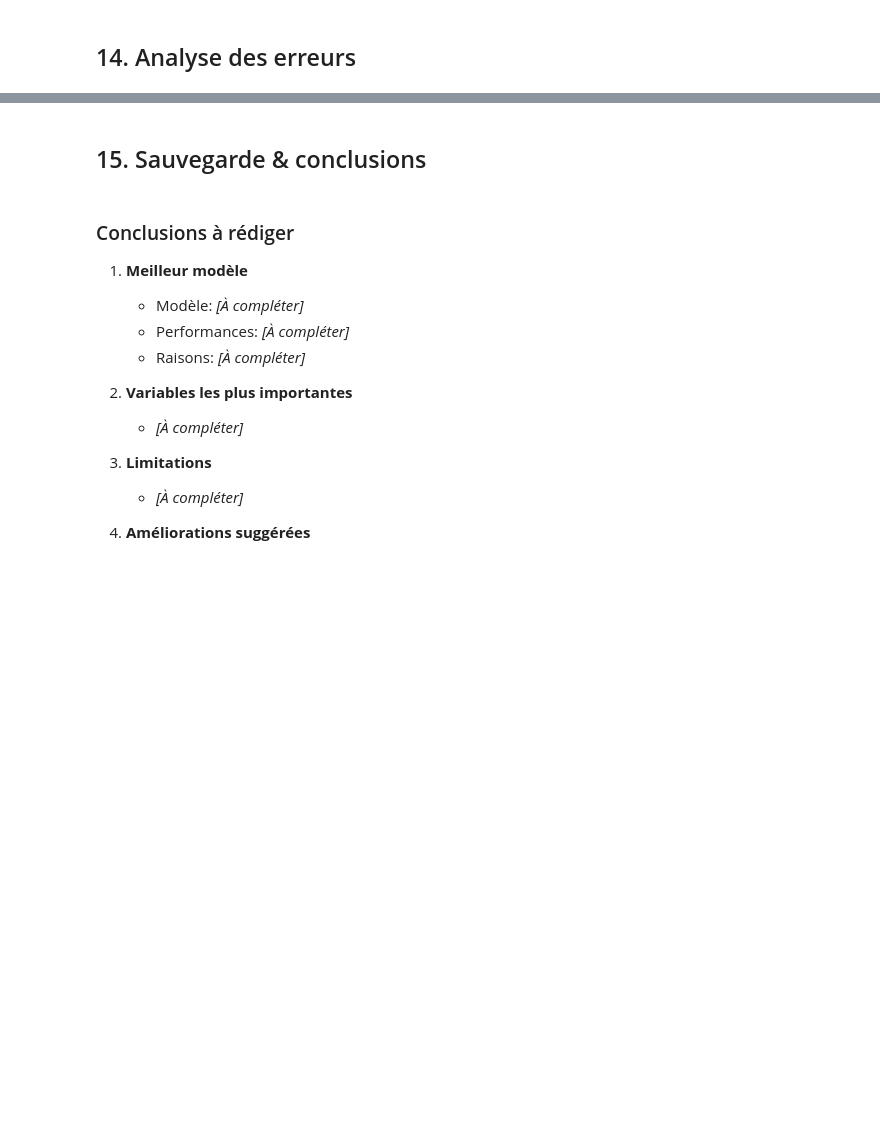
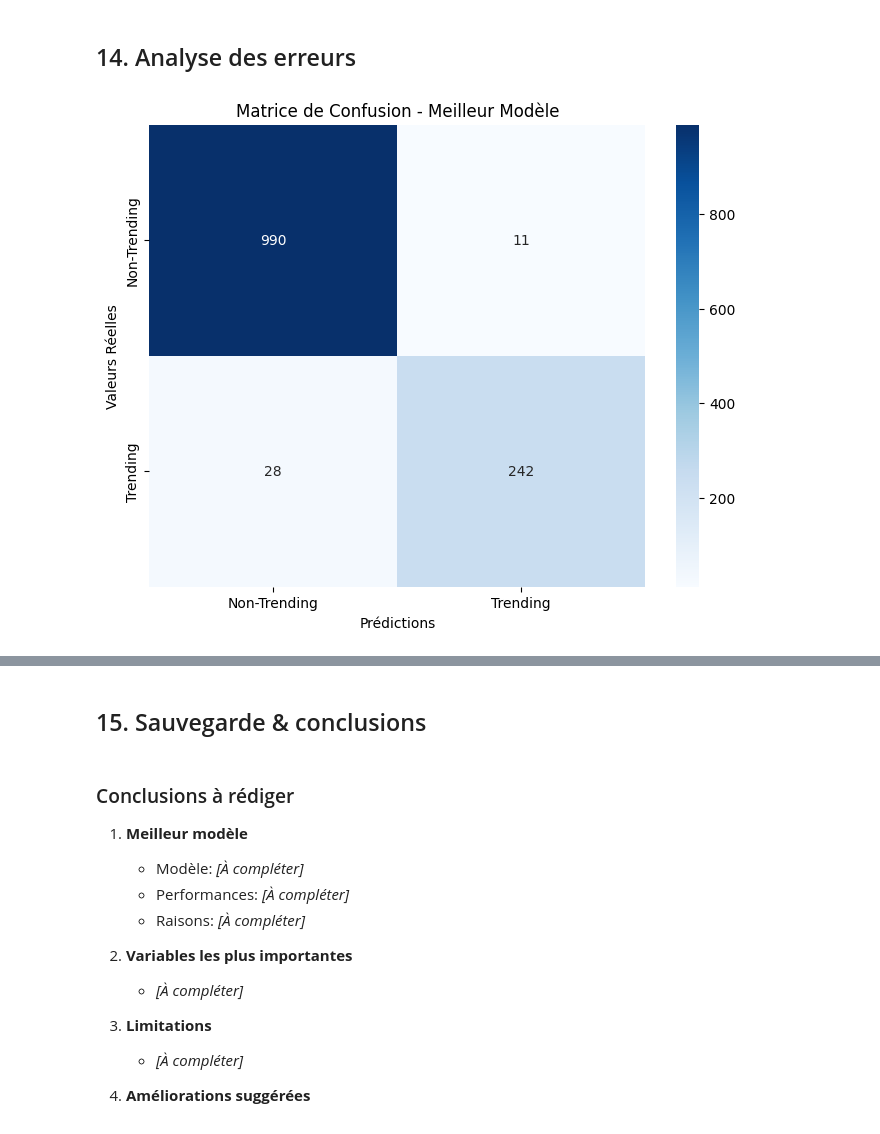
Before and after one commit to kirillsst/youtube-popularity-ml, a Jupyter notebook: notebook/PROJET_ML_Youtube_Trending.ipynb, the cells around one changed output, grey strips where cells are left out. Saved outputs shown, nothing was run; the diff lists cells and outputs as text; code cells hidden in the pictures; blank space fills up the shorter version.

```diff
--- a/notebook/PROJET_ML_Youtube_Trending.ipynb
+++ b/notebook/PROJET_ML_Youtube_Trending.ipynb
@@ -368,17 +698,19 @@ best_rf_pred = best_rf.predict(X_test)
 ## 14. Analyse des erreurs
 # %%
 # VOTRE CODE ICI - Section 14.1
-# import matplotlib.pyplot as plt
-# import seaborn as sns
-# from sklearn.metrics import confusion_matrix
-# # Exemple: matrice de confusion pour le meilleur modèle (remplacez best_rf_pred)
-# # cm = confusion_matrix(y_test, best_rf_pred)
-# # plt.figure(figsize=(8, 6))
-# # sns.heatmap(cm, annot=True, fmt='d', cmap='Blues',
-# #             xticklabels=['Non-Trending', 'Trending'],
-# #             yticklabels=['Non-Trending', 'Trending'])
-# # plt.title('Matrice de Confusion - Meilleur Modèle')
-# # plt.ylabel('Valeurs Réelles')
-# # plt.xlabel('Prédictions')
-# # plt.show()
+import matplotlib.pyplot as plt
+import seaborn as sns
+from sklearn.metrics import confusion_matrix
+# Exemple: matrice de confusion pour le meilleur modèle (remplacez best_rf_pred)
+cm = confusion_matrix(y_test, best_rf_pred)
+plt.figure(figsize=(8, 6))
+sns.heatmap(cm, annot=True, fmt='d', cmap='Blues',
+            xticklabels=['Non-Trending', 'Trending'],
+            yticklabels=['Non-Trending', 'Trending'])
+plt.title('Matrice de Confusion - Meilleur Modèle')
+plt.ylabel('Valeurs Réelles')
+plt.xlabel('Prédictions')
+plt.show()
+# %% [output]
+[figure, added]
 # %%
```
Also changed, not shown: parts of 17 cells of this notebook, 1 other file.
